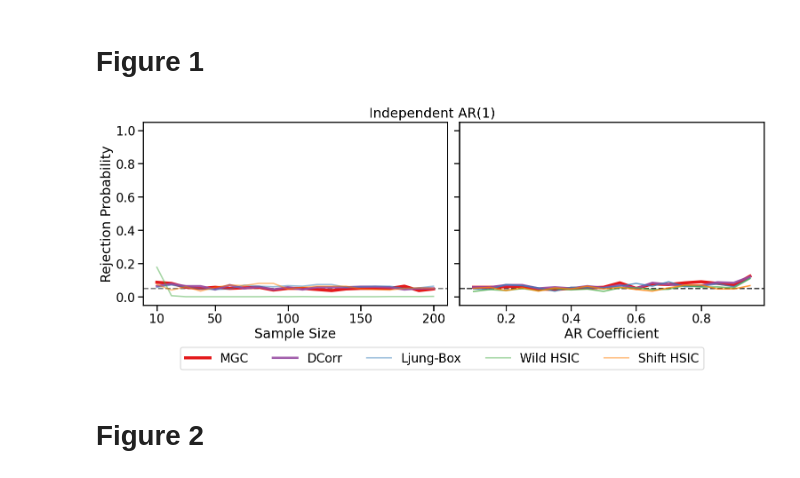
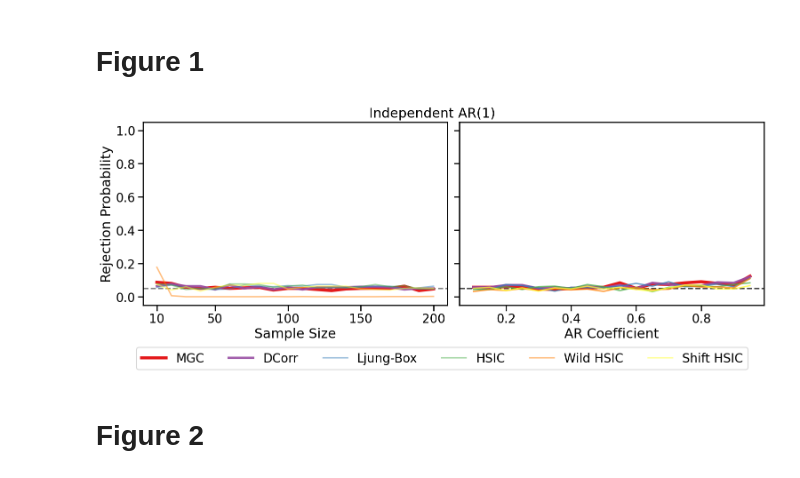
Before and after one commit to neurodata/mgcx, a Jupyter notebook: generate_plot.ipynb, the cells around one changed output. Cells and saved outputs as stored; diff of their text form; code cells hidden in the pictures.

```diff
--- a/generate_plot.ipynb
+++ b/generate_plot.ipynb
@@ -98,29 +130,34 @@ def load_power_curves(
 #     'shiftHSIC_powers' : "#ffff33"
 # }
 
-colors = ['#e41a1c','#984ea3', '#377eb8','#4daf4a', '#ff7f00',
-          # '#ffff33',
-         ]
+colors = [
+    "#e41a1c",
+    "#984ea3",
+    "#377eb8",
+    "#4daf4a",
+    "#ff7f00",
+    "#ffff33",
+]
 # %% [markdown]
 # Figure 1
 # %%
-sns.set_context('talk', font_scale=1.2)
+sns.set_context("talk", font_scale=1.2)
 fig, ax = plt.subplots(ncols=2, figsize=(15, 5), sharey=True, constrained_layout=True)
 
 # plot varying N plot
 df = load_power_curves(processes=["indep_ar1"])
 tmp = df.melt(
-    id_vars='n',
-    value_vars=['mgcx', 'dcorrx', 'ljungx', 'wildHSIC2', 'shiftHSIC']
+    id_vars="n",
+    value_vars=["mgcx", "dcorrx", "ljungx", "hsicx", "wildHSIC2", "shiftHSIC"],
 )
 ax[0].axhline(y=0.05, ls="--", c="k")
 
 sns.lineplot(
-    data = tmp,
-    x = 'n',
-    y = 'value',
-    hue = 'variable',
-    ax = ax[0],
+    data=tmp,
+    x="n",
+    y="value",
+    hue="variable",
+    ax=ax[0],
     palette=colors,
 )
 
@@ -141,48 +178,60 @@ ax[0].set_ylabel("Rejection Probability")
 ax[0].set_xlabel("Sample Size")
 
 # plot varying AR plot
 df = load_indep_ars()
 tmp = df.melt(
-        id_vars='ar_coeff',
-        value_vars=['MGC-X_powers', 'DCorr-X_powers',
-                    'LjungX_powers',
-                    'wildHSIC2_powers', 'shiftHSIC_powers']
-    )
+    id_vars="ar_coeff",
+    value_vars=[
+        "MGC-X_powers",
+        "DCorr-X_powers",
+        "LjungX_powers",
+        "HSIC-X_powers",
+        "wildHSIC2_powers",
+        "shiftHSIC_powers",
+    ],
+)
 ax[1].axhline(y=0.05, ls="--", c="k")
-sns.lineplot(data=tmp, x = 'ar_coeff', y='value', hue='variable', palette=colors, ax=ax[1],)
+sns.lineplot(
+    data=tmp,
+    x="ar_coeff",
+    y="value",
+    hue="variable",
+    palette=colors,
+    ax=ax[1],
+)
 ax[1].set_ylim(-0.05, 1.05)
 ax[1].set_xlabel("AR Coefficient")
 ax[1].get_legend().remove()
 
 for line in ax[1].get_lines():
     if line.get_c() == "#e41a1c":
         line.set_linewidth(5)
         line.set_alpha(1)
     elif line.get_c() == "#984ea3":
         line.set_linewidth(3.75)
         line.set_alpha(0.9)
     else:
         line.set_alpha(0.75)
 
 # Make title
-fig.text(0.5, 1.03, "Independent AR(1)", va='center', ha='center')
+fig.text(0.5, 1.03, "Independent AR(1)", va="center", ha="center")
 
 # Deal with legends
 handles, labels = ax[0].get_legend_handles_labels()
 
 legend = fig.legend(
     handles[:],
-    ['MGC', 'DCorr', 'Ljung-Box', 'Wild HSIC', 'Shift HSIC'],
-    ncol = 7,
-    loc='lower center',
-    bbox_to_anchor=(.515, -0.15),
-    bbox_transform=plt.gcf().transFigure
+    ["MGC", "DCorr", "Ljung-Box", "HSIC", "Wild HSIC", "Shift HSIC"],
+    ncol=7,
+    loc="lower center",
+    bbox_to_anchor=(0.515, -0.15),
+    bbox_transform=plt.gcf().transFigure,
 )
 
-fig.savefig("figure1.png", dpi=300, bbox_inches='tight')
-fig.savefig("figure1.pdf", dpi=300, bbox_inches='tight')
+fig.savefig("figure1.png", dpi=300, bbox_inches="tight")
+fig.savefig("figure1.pdf", dpi=300, bbox_inches="tight")
 # %% [output]
-[figure, old version]
+[figure, new version]
 # %% [markdown]
 # Figure 2
 # %%
```
Also changed, not shown: parts of 4 cells of this notebook.
